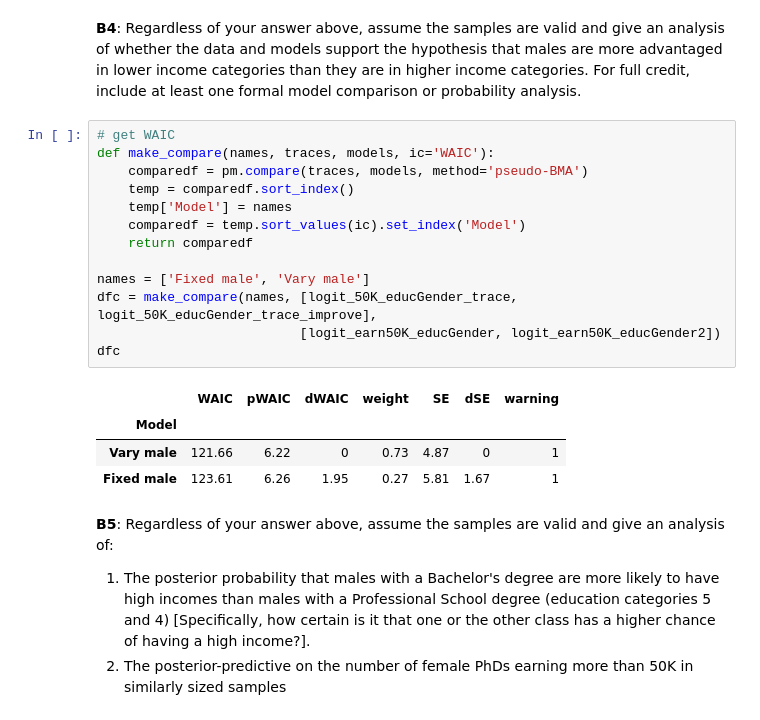
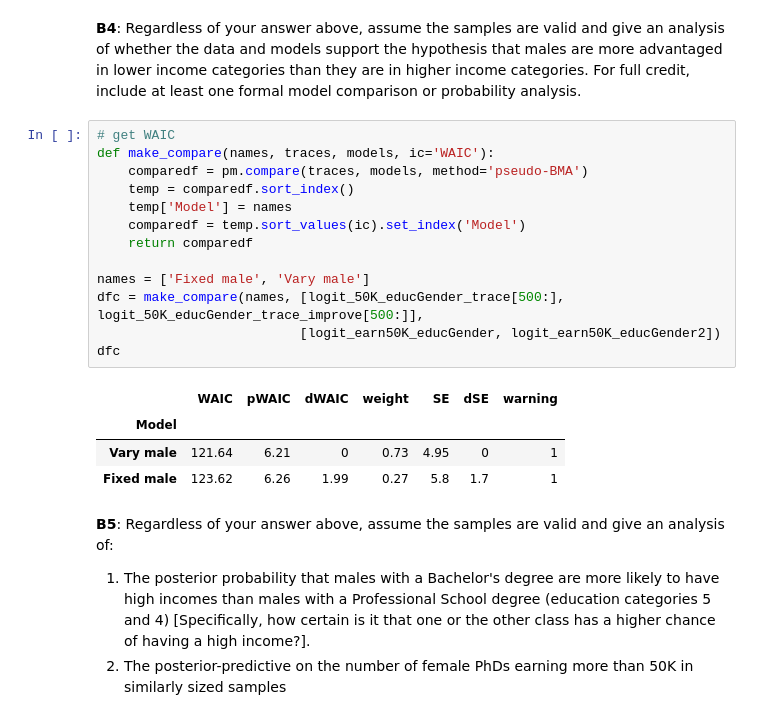
Before and after one commit to chase130101/2018spring, a Jupyter notebook: final/AM207_Final_2018.ipynb, the cells around one changed output. Saved outputs shown, nothing was run; the diff lists cells and outputs as text.

```diff
--- a/final/AM207_Final_2018.ipynb
+++ b/final/AM207_Final_2018.ipynb
@@ -309,21 +310,21 @@ pm.summary(logit_50K_educGender_trace_improve[500:])
 # %%
 # get WAIC
 def make_compare(names, traces, models, ic='WAIC'):
     comparedf = pm.compare(traces, models, method='pseudo-BMA')
     temp = comparedf.sort_index()
     temp['Model'] = names
     comparedf = temp.sort_values(ic).set_index('Model')
     return comparedf
 
 names = ['Fixed male', 'Vary male']
-dfc = make_compare(names, [logit_50K_educGender_trace, logit_50K_educGender_trace_improve],
+dfc = make_compare(names, [logit_50K_educGender_trace[500:], logit_50K_educGender_trace_improve[500:]],
                           [logit_earn50K_educGender, logit_earn50K_educGender2])
 dfc
 # %% [output]
 |  | WAIC | pWAIC | dWAIC | weight | SE | dSE | warning |
 | Model |  |  |  |  |  |  |  |
-| Vary male | 121.66 | 6.22 | 0 | 0.73 | 4.87 | 0 | 1 |
-| Fixed male | 123.61 | 6.26 | 1.95 | 0.27 | 5.81 | 1.67 | 1 |
+| Vary male | 121.64 | 6.21 | 0 | 0.73 | 4.95 | 0 | 1 |
+| Fixed male | 123.62 | 6.26 | 1.99 | 0.27 | 5.8 | 1.7 | 1 |
 # %% [markdown]
 **B5**: Regardless of your answer above, assume the samples are valid and give an analysis of:
 1. The posterior probability that males with a Bachelor's degree are more likely to have high incomes than males with a Professional School degree (education categories 5 and 4) \[Specifically, how certain is it that one or the other class has a higher chance of having a high income?\].
```
Also changed, not shown: parts of 7 cells of this notebook.
